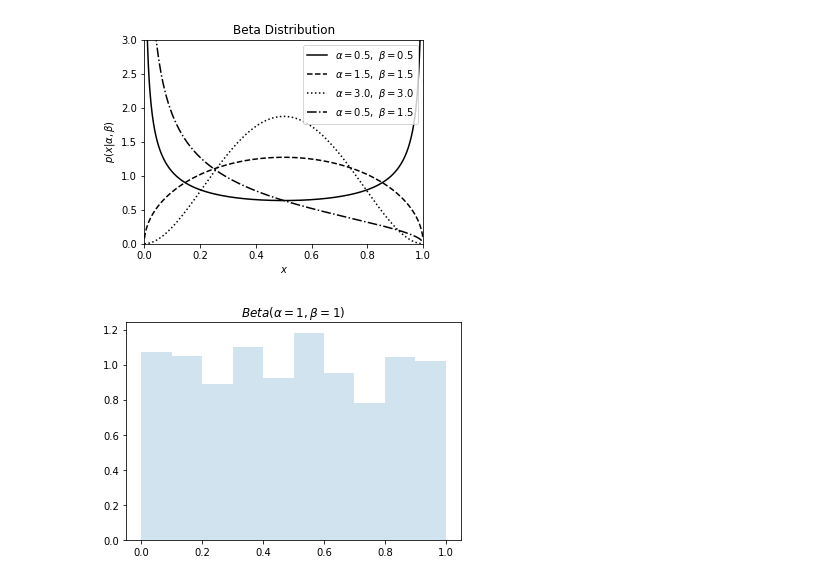
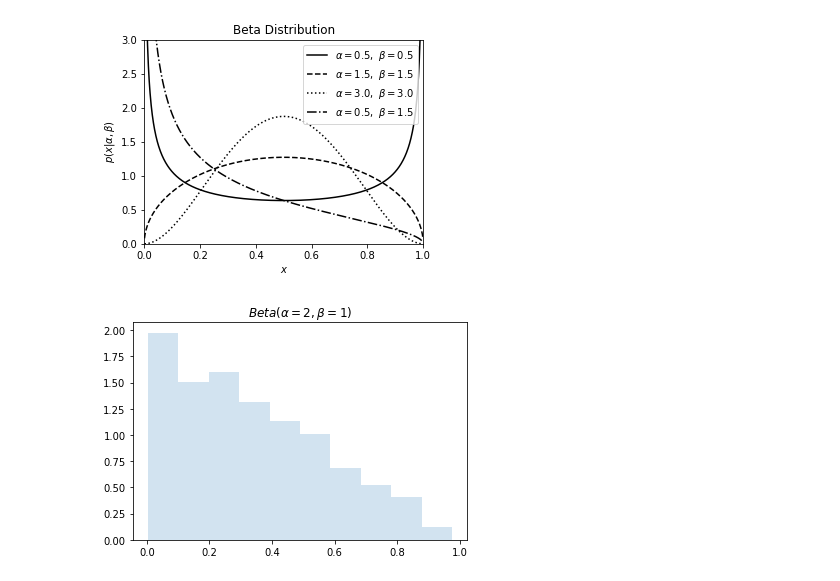
Before and after one commit to taohu88/ninjia, a Jupyter notebook: notebooks/randomsample/beta_sample.ipynb, the cells around one changed output. Cells and saved outputs as stored; diff of their text form; code cells hidden in the pictures.

```diff
--- a/notebooks/randomsample/beta_sample.ipynb
+++ b/notebooks/randomsample/beta_sample.ipynb
@@ -31,14 +31,19 @@ plt.legend(loc=0)
 plt.show()
 # %% [output]
 [figure]
+# %%
+a = 1
+b = 2
+b_v = beta(a, b)
+r = b_v.rvs(size=1000)
 # %%
-a = 1
-b = 1
-
-r = np.random.beta(a, b, size=1000)
+# a = 1
+# b = 1
+# r = np.random.beta(a, b, size=1000)
 # %%
 plt.hist(r, density=True, histtype='stepfilled', alpha=0.2)
-plt.title(r'$Beta(\alpha=1, \beta=1)$')
+# title_s = f'$Beta(\alpah={a})$'
+plt.title(r'$Beta(\alpha=2, \beta=1)$')
 plt.show()
 # %% [output]
-[figure, old version]
+[figure, new version]
```
Also changed, not shown: 1 other file.
